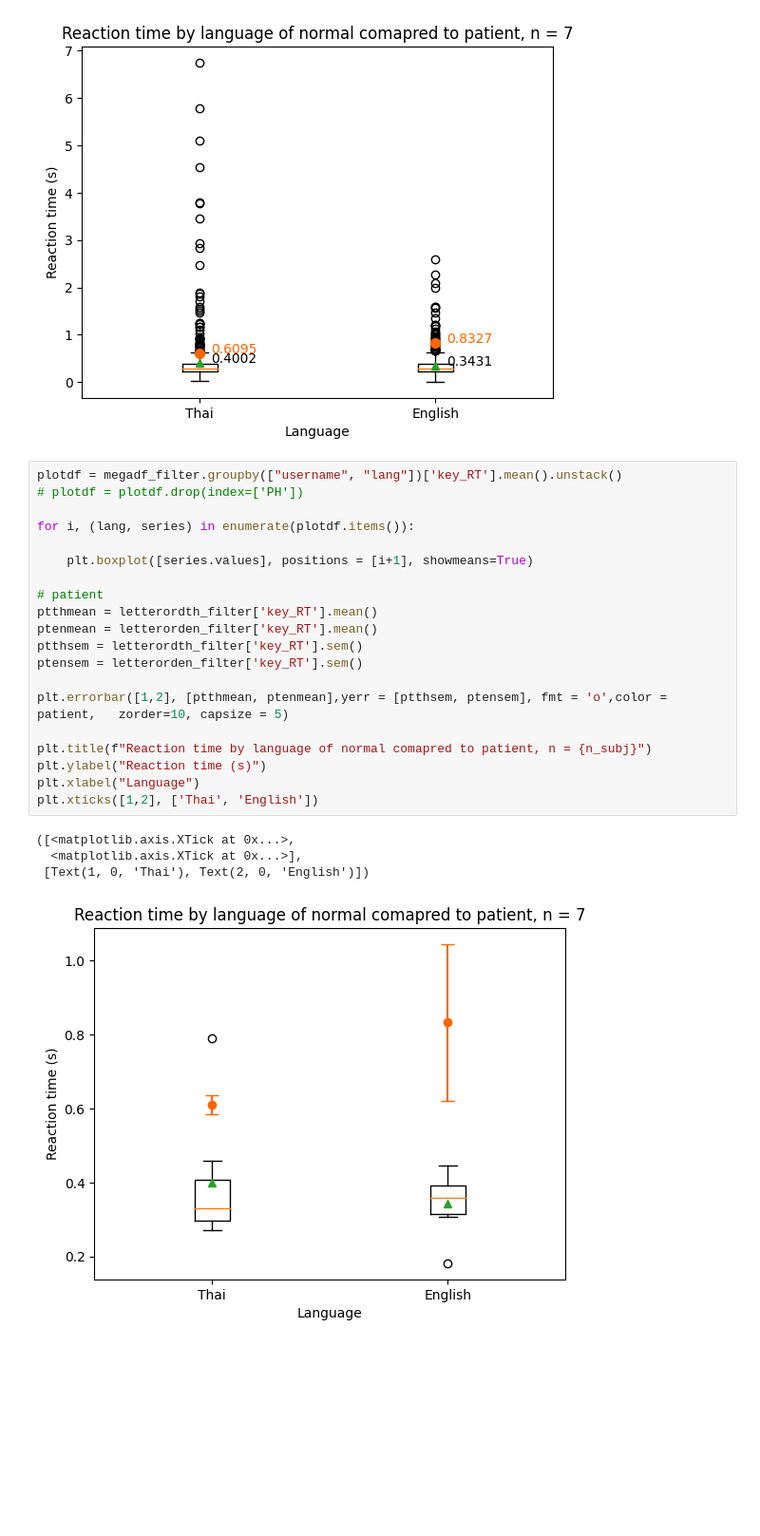
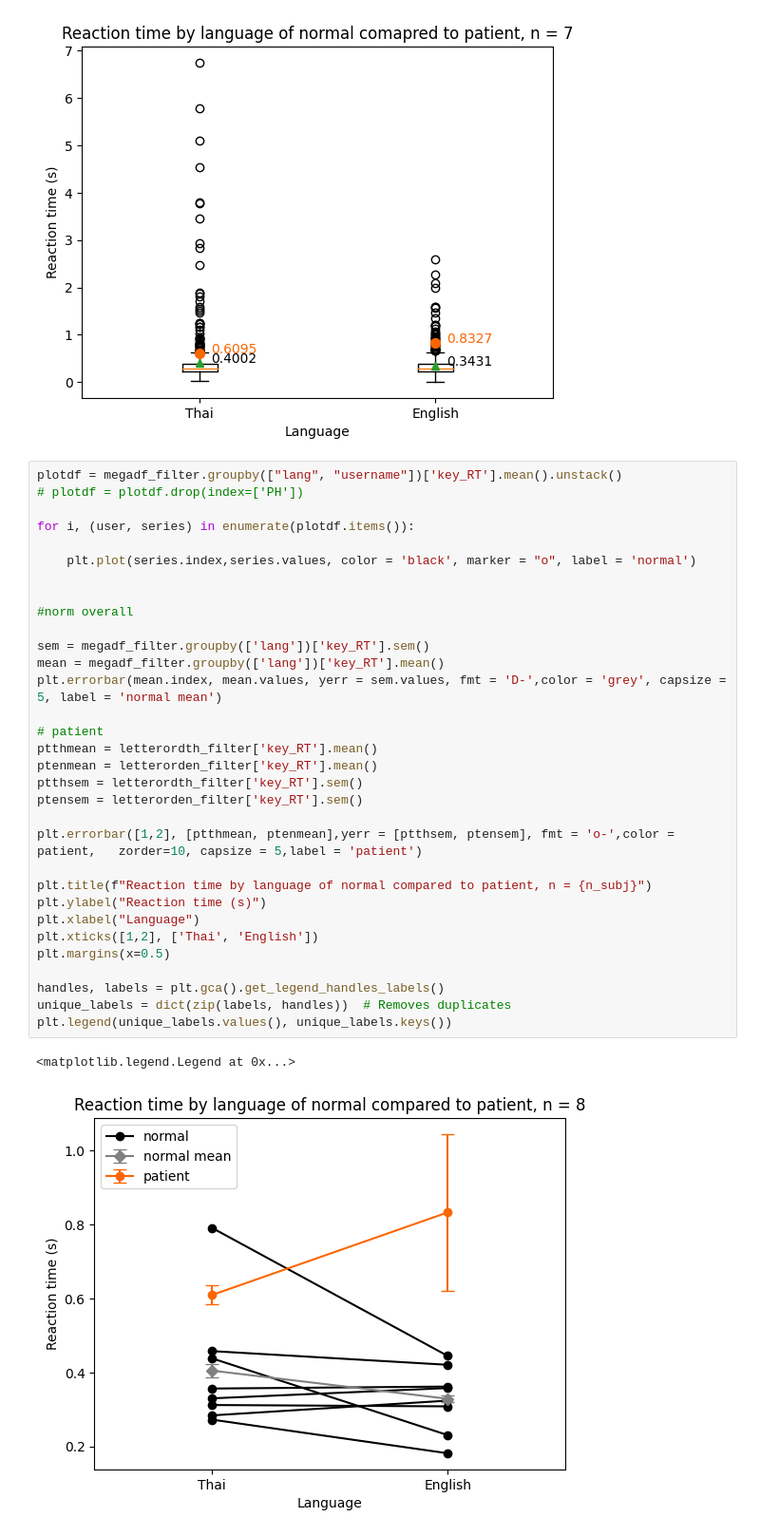
Before and after one commit to Plausma/Dyslexia, a Jupyter notebook: task 1 norm.ipynb, the cells around one changed output. Shown: that part at 95% size. Cells and saved outputs as stored; diff of their text form; blank space fills up the shorter version.

Commit message:
update task 2 comparison with normal population, current user amount = 8

```diff
--- a/task 1 norm.ipynb
+++ b/task 1 norm.ipynb
@@ -329,27 +347,37 @@ plt.xlabel("Language")
 Text(0.5, 0, 'Language')
 [figure]
 # %%
-plotdf = megadf_filter.groupby(["username", "lang"])['key_RT'].mean().unstack()
+plotdf = megadf_filter.groupby(["lang", "username"])['key_RT'].mean().unstack()
 # plotdf = plotdf.drop(index=['PH'])
 
-for i, (lang, series) in enumerate(plotdf.items()):
+for i, (user, series) in enumerate(plotdf.items()):
 
-    plt.boxplot([series.values], positions = [i+1], showmeans=True)
+    plt.plot(series.index,series.values, color = 'black', marker = "o", label = 'normal')
+
+
+#norm overall
+
+sem = megadf_filter.groupby(['lang'])['key_RT'].sem()
+mean = megadf_filter.groupby(['lang'])['key_RT'].mean()
+plt.errorbar(mean.index, mean.values, yerr = sem.values, fmt = 'D-',color = 'grey', capsize = 5, label = 'normal mean')
 
 # patient
 ptthmean = letterordth_filter['key_RT'].mean()
 ptenmean = letterorden_filter['key_RT'].mean()
 ptthsem = letterordth_filter['key_RT'].sem()
 ptensem = letterorden_filter['key_RT'].sem()
 
-plt.errorbar([1,2], [ptthmean, ptenmean],yerr = [ptthsem, ptensem], fmt = 'o',color = patient,   zorder=10, capsize = 5)
+plt.errorbar([1,2], [ptthmean, ptenmean],yerr = [ptthsem, ptensem], fmt = 'o-',color = patient,   zorder=10, capsize = 5,label = 'patient')
 
-plt.title(f"Reaction time by language of normal comapred to patient, n = {n_subj}")
+plt.title(f"Reaction time by language of normal compared to patient, n = {n_subj}")
 plt.ylabel("Reaction time (s)")
 plt.xlabel("Language")
 plt.xticks([1,2], ['Thai', 'English'])
+plt.margins(x=0.5)
+
+handles, labels = plt.gca().get_legend_handles_labels()
+unique_labels = dict(zip(labels, handles))  # Removes duplicates
+plt.legend(unique_labels.values(), unique_labels.keys())
 # %% [output]
-([<matplotlib.axis.XTick at 0x...>,
-  <matplotlib.axis.XTick at 0x...>],
- [Text(1, 0, 'Thai'), Text(2, 0, 'English')])
+<matplotlib.legend.Legend at 0x...>
-[figure, old version]
+[figure, new version]
```
Also changed, not shown: parts of 6 cells of this notebook, 8 other files.
